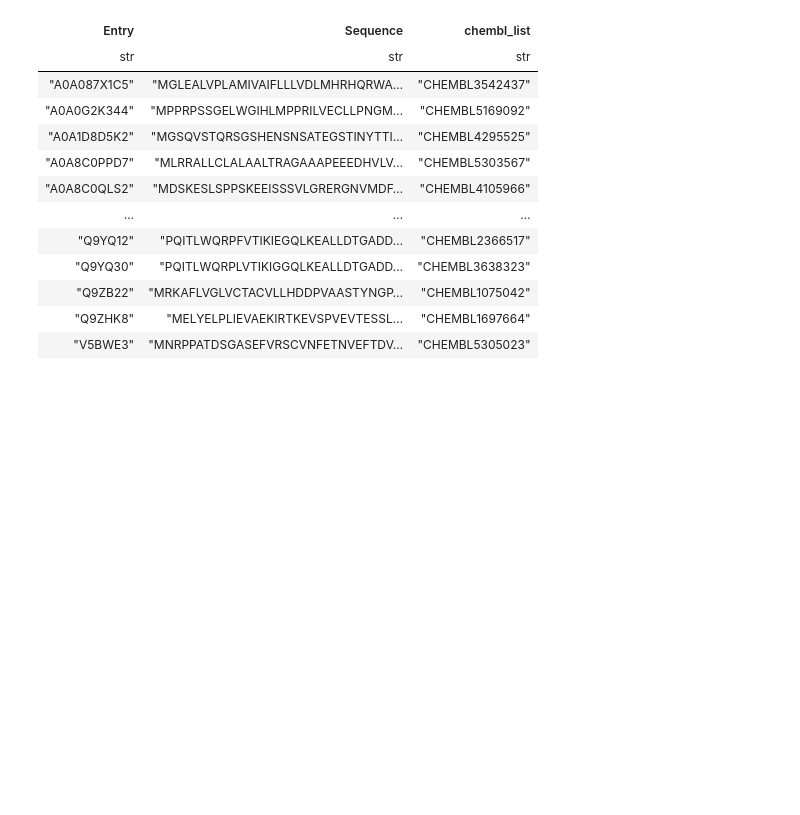
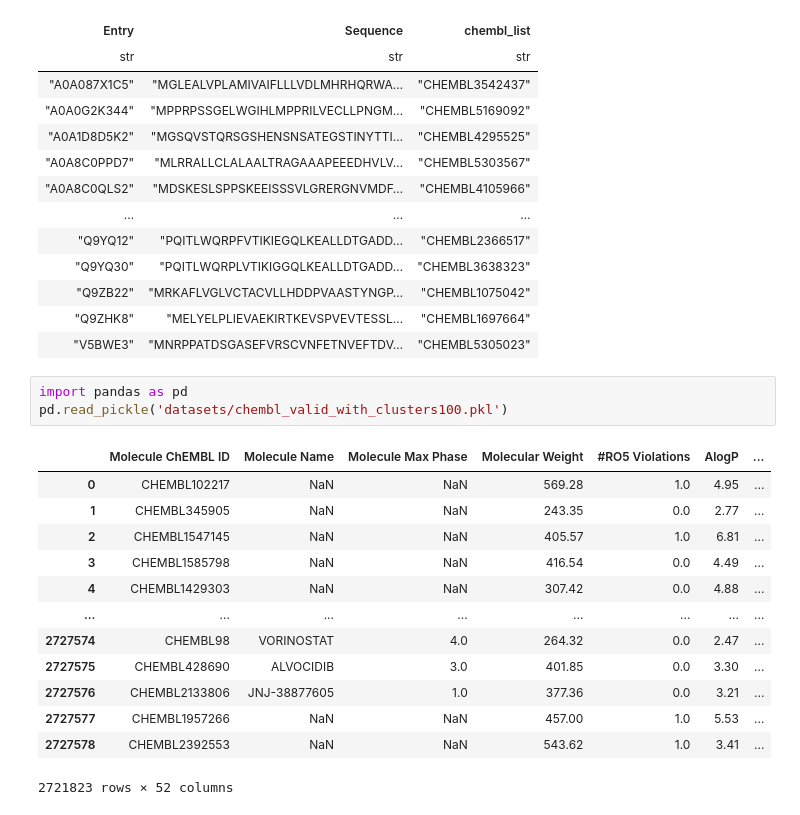
Before and after one commit to ABHCI15/AffinityPred, a Jupyter notebook: chembl_eda.ipynb, the cells around one changed output. Drawn from its saved outputs; the diff is of its cells as text; blank space fills up the shorter version.

Commit message:
train data loaders, stored data dumped to pickle files

```diff
--- a/chembl_eda.ipynb
+++ b/chembl_eda.ipynb
@@ -146,3 +146,20 @@ shape: (10_484, 3)
 | "Q9ZB22" | "MRKAFLVGLVCTACVLLHDDPVAASTYNGP… | "CHEMBL1075042" |
 | "Q9ZHK8" | "MELYELPLIEVAEKIRTKEVSPVEVTESSL… | "CHEMBL1697664" |
 | "V5BWE3" | "MNRPPATDSGASEFVRSCVNFETNVEFTDV… | "CHEMBL5305023" |
+# %%
+import pandas as pd
+pd.read_pickle('datasets/chembl_valid_with_clusters100.pkl')
+# %% [output]
+|  | Molecule ChEMBL ID | Molecule Name | Molecule Max Phase | Molecular Weight | #RO5 Violations | AlogP | ... |
+| 0 | CHEMBL102217 | NaN | NaN | 569.28 | 1.0 | 4.95 | ... |
+| 1 | CHEMBL345905 | NaN | NaN | 243.35 | 0.0 | 2.77 | ... |
+| 2 | CHEMBL1547145 | NaN | NaN | 405.57 | 1.0 | 6.81 | ... |
+| 3 | CHEMBL1585798 | NaN | NaN | 416.54 | 0.0 | 4.49 | ... |
+| 4 | CHEMBL1429303 | NaN | NaN | 307.42 | 0.0 | 4.88 | ... |
+| ... | ... | ... | ... | ... | ... | ... | ... |
+| 2727574 | CHEMBL98 | VORINOSTAT | 4.0 | 264.32 | 0.0 | 2.47 | ... |
+| 2727575 | CHEMBL428690 | ALVOCIDIB | 3.0 | 401.85 | 0.0 | 3.30 | ... |
+| 2727576 | CHEMBL2133806 | JNJ-38877605 | 1.0 | 377.36 | 0.0 | 3.21 | ... |
+| 2727577 | CHEMBL1957266 | NaN | NaN | 457.00 | 1.0 | 5.53 | ... |
+| 2727578 | CHEMBL2392553 | NaN | NaN | 543.62 | 1.0 | 3.41 | ... |
+2721823 rows × 52 columns
```
Also changed, not shown: 35 other files.
